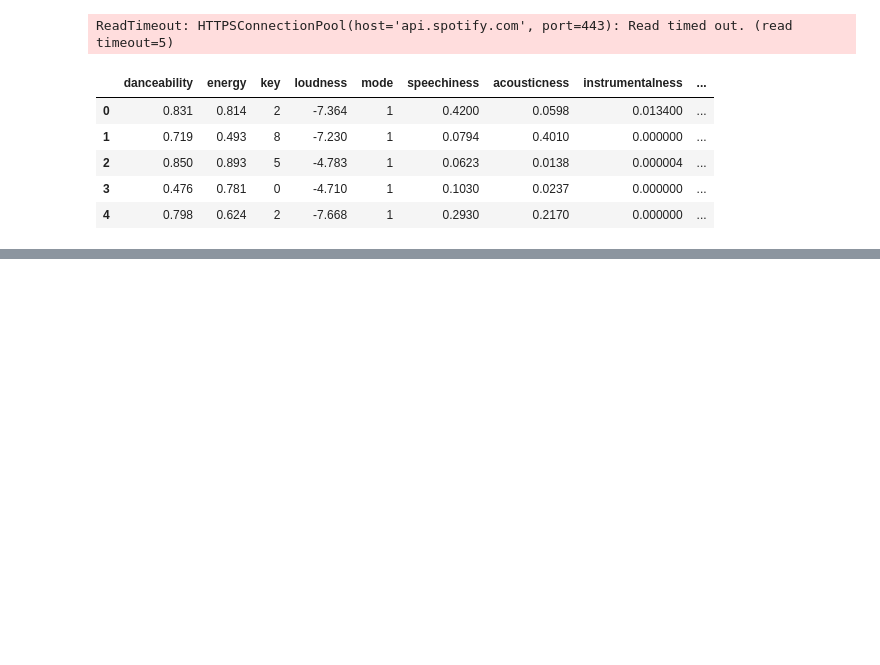
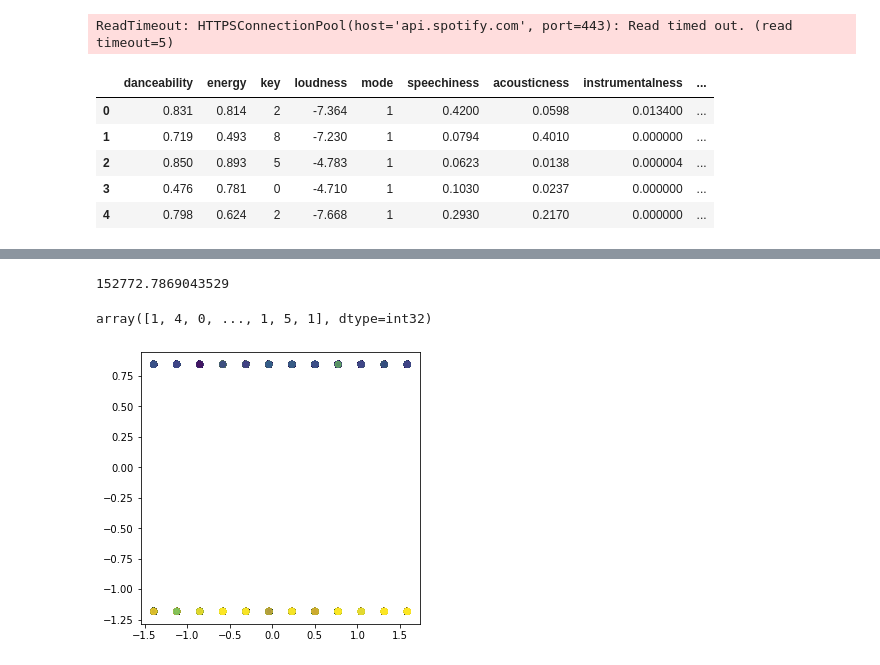
Before and after one commit to begumerdem/lab-web-scraping-single-page, a Jupyter notebook: ab-web-scraping-single-page.ipynb, the cells around one changed output, grey strips where cells are left out. Cells and saved outputs as stored; diff of their text form; code cells hidden in the pictures; blank space fills up the shorter version.

```diff
--- a/ab-web-scraping-single-page.ipynb
+++ b/ab-web-scraping-single-page.ipynb
@@ -680,0 +674,6 @@ plt.show()
+# %%
+# Predicting / assigning the clusters:
+clusters = kmeans.predict(X_norm)
+
+# Check the size of the clusters
+pd.Series(clusters).value_counts().sort_index()
@@ -680,0 +688,14 @@ plt.show()
+# %%
+kmeans.inertia_
+# %% [output]
+152772.7869043529
+# %%
+clusters
+# %% [output]
+array([1, 4, 0, ..., 1, 5, 1], dtype=int32)
+# %%
+plt.figure(figsize=(5, 5))
+plt.scatter(X_norm[:, 2], X_norm[:, 4], c=clusters,alpha=0.5)
+plt.show()
+# %% [output]
+[figure, added]
```
Also changed, not shown: parts of 73 cells of this notebook, 1 other file.
